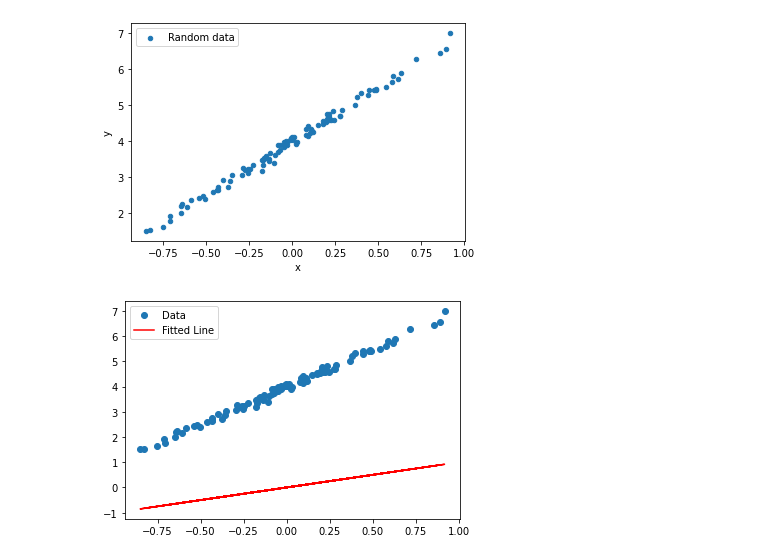
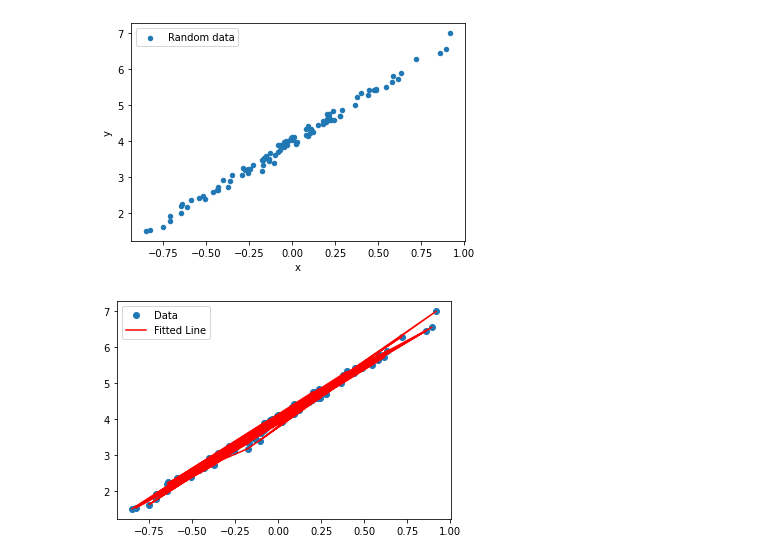
Before and after one commit to slehmadi/tugasKakakCoba2, a Jupyter notebook: coba2.ipynb, the cells around one changed output. Cells and saved outputs as stored; diff of their text form; code cells hidden in the pictures.

```diff
--- a/coba2.ipynb
+++ b/coba2.ipynb
@@ -28,22 +28,23 @@ plt.show()
 # %% [output]
 [figure]
 # %%
-# No. 2 - Menghitung regresi menggunakan metode inverse matriks
+# No. 2 - Menghitung regresi menggunakan metode inverse matriks [Belum Beres]
 
 matrixData = np.array(data)
 matrixDataTranspose = np.array(data.transpose())
 
+# x = (inverse(Atranspose * A) * Atranspose)*y [dimana A = matrix data]
 calcMatrix = np.matmul(matrixDataTranspose, matrixData)
-calcMatrixInverse = np.linalg.inv(calcMatrix)
-m = np.matmul(calcMatrixInverse, matrixDataTranspose)
-coefReg = np.matmul(m, data['y'])
+calcMatrixInverse2 = np.linalg.inv(calcMatrix)
+m = np.matmul(calcMatrixInverse2, matrixDataTranspose)
+coefReg = np.matmul(m2, data['y'])
 
 plt.plot(data['x'], data['y'], 'o', label="Data")
-plt.plot(data['x'], data['x']*coefReg[1] + coefReg[0], 'r', label="Fitted Line")
+plt.plot(data['x'], data['y'], 'r', label="Fitted Line")
 plt.legend()
 plt.show()
 # %% [output]
-[figure, old version]
+[figure, new version]
 # %%
 # No. 3 - Menghitung regresi dengan np.linalg.lstsq
 dataX = np.array(data['x'])
```
Also changed, not shown: parts of 1 cell of this notebook.
